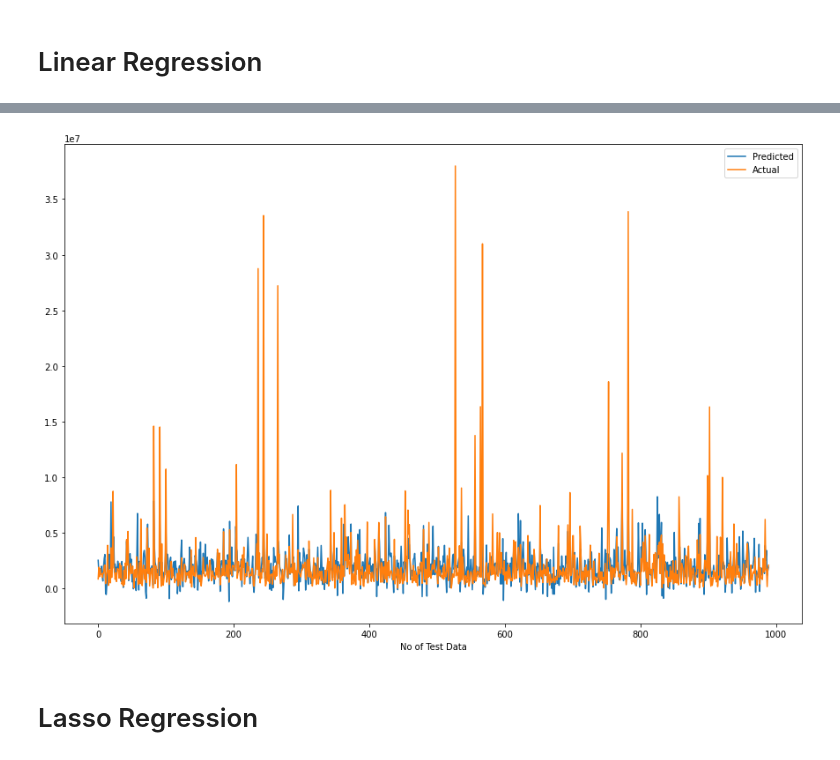
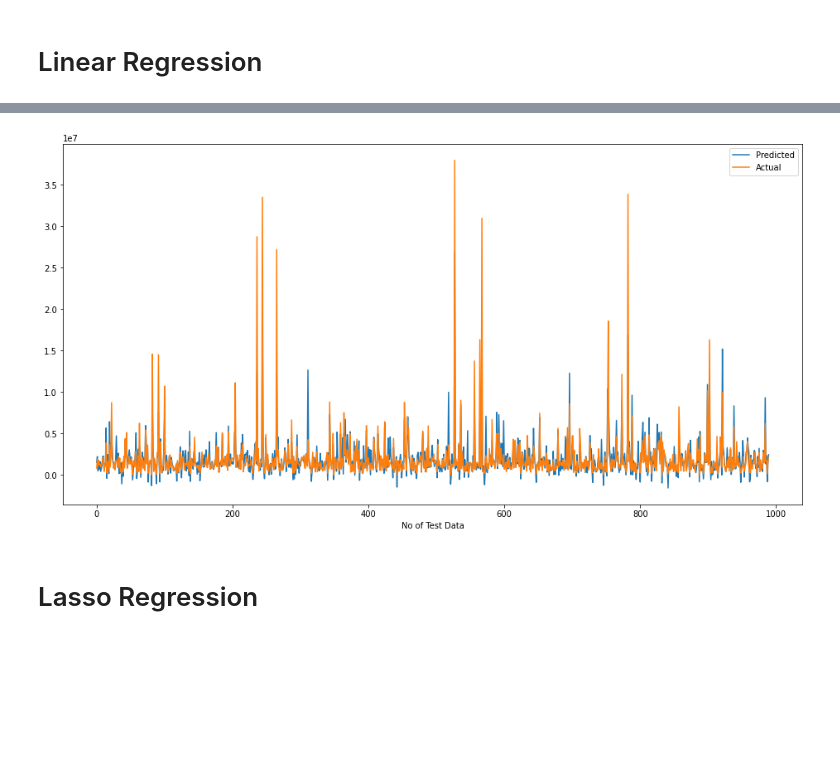
Before and after one commit to saahilahujaa/Ted-Talk-Prediction, a Jupyter notebook: Ted_Talk_Prediction.ipynb, the cells around one changed output, grey strips where cells are left out. Cells and saved outputs as stored; diff of their text form; code cells hidden in the pictures; blank space fills up the shorter version.

```diff
--- a/Ted_Talk_Prediction.ipynb
+++ b/Ted_Talk_Prediction.ipynb
@@ -231,5 +433,3 @@ Ted_talks.head(10)
-# %%
-Ted_talks["native_lang"] = Ted_talks["native_lang"].apply(lambda x: 0 if x == "en" else 1)
 # %%
 Ted_talks["available_lang_count"] = Ted_talks["available_lang"].apply(lambda x: len(eval(x)))
 # %%
@@ -269,9 +470,24 @@ plt.show()
 [figure]
 # %%
 Ted_talks['words_count_descp'] = Ted_talks['description'].str.split().apply(len)
+# %%
+Ted_talks["related_views"] = 0
+for row in Ted_talks.index:
+    rel_talks = eval(Ted_talks["related_talks"][row])
+    sum_views = 0
+    for talk_id in rel_talks:
+        view_vid = Ted_talks[Ted_talks["talk_id"] == talk_id]
+        view_vid.reset_index(inplace=True)
+        try:
+            view_count = view_vid["views"][0]
+            sum_views = sum_views + view_count
+        except:
+            sum_views = sum_views + 0
+    sum_views = sum_views//len(rel_talks)
+    Ted_talks["related_views"][row] = sum_views
 # %%
 Ted_talks.drop(axis = 1, labels = ["talk_id", "all_speakers", "title", "occupations",
                                     "recorded_date", "about_speakers",
                                    "related_talks", "url",
                                    "transcript", "speaker_1", "event",  "available_lang",
-                                  "topics", "description", "day", "month", "year"], inplace = True)
+                                  "topics", "description", "day", "month", "year", "native_lang"], inplace = True)
@@ -308,0 +543,6 @@ Ted_talks
+# %%
+# independent variables
+X = Ted_talks[list(Ted_talks.columns)[1:]]
+
+# dependent variable
+y = Ted_talks["views"]
@@ -451,13 +687,13 @@ plt.scatter((y_pred_test),(y_test)-(y_pred_test))
 # %%
-#Plot the figure
-plt.figure(figsize=(15,10))
+# Plot the figure
+plt.figure(figsize=(16,8))
 plt.plot(y_pred_test)
 plt.plot(np.array(y_test))
 plt.legend(["Predicted","Actual"])
 plt.xlabel('No of Test Data')
 plt.show()
 # %% [output]
-[figure, old version]
+[figure, new version]
 # %% [markdown]
 # Lasso Regression
 # %%
```
Also changed, not shown: parts of 116 cells of this notebook.
